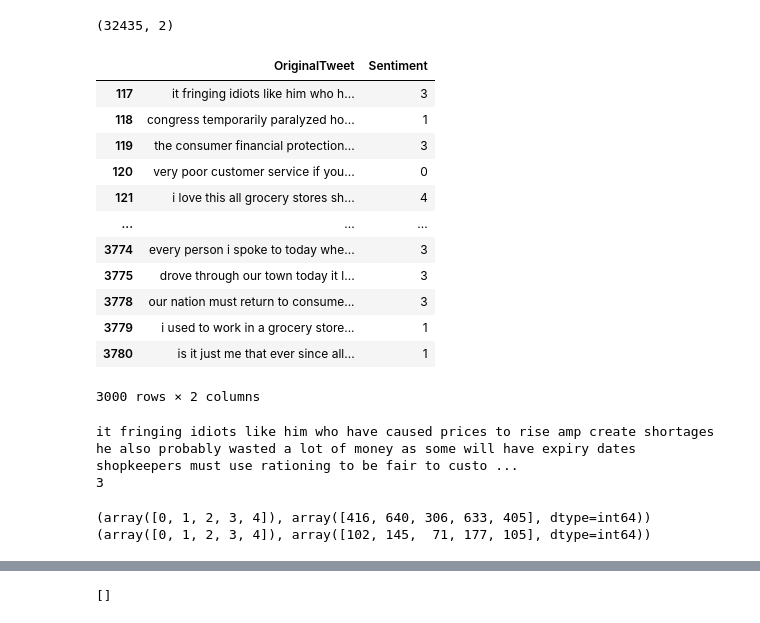
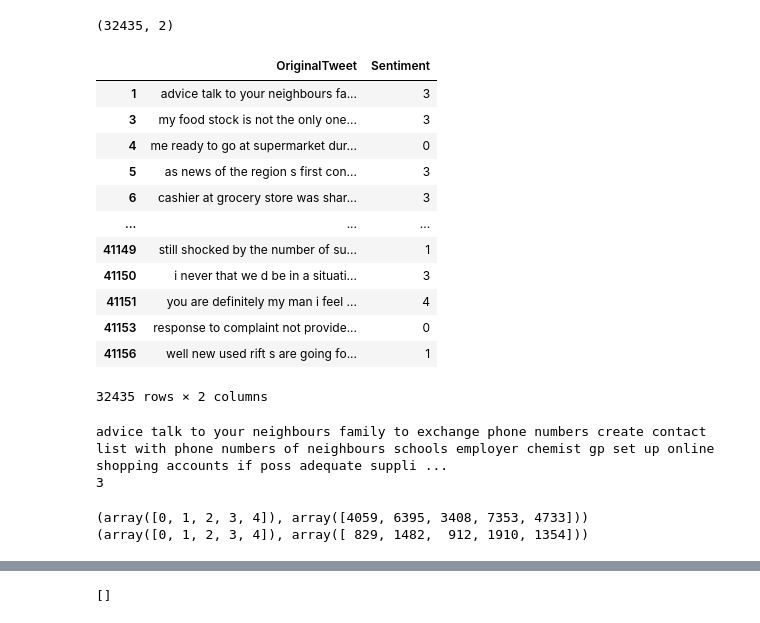
Before and after one commit to GiovanniPioDelvecchio/GCNs_on_text, a Jupyter notebook: Words_and_Graphs.ipynb, the cells around one changed output, grey strips where cells are left out. Cells and saved outputs as stored; diff of their text form; code cells hidden in the pictures.

```diff
--- a/Words_and_Graphs.ipynb
+++ b/Words_and_Graphs.ipynb
@@ -456,7 +460,7 @@ visualize_hidden_graph(x_features, links)
 # the dataset that we are considering can be found here:
 # https://www.kaggle.com/code/harshpriye/covid-tweets-sentiment-analysis
 
-df=pd.read_csv("content/Corona_NLP_train.csv", encoding='latin1')
+df=pd.read_csv("/content/Corona_NLP_train.csv", encoding='latin1')
 df.head
 # %% [output]
 <bound method NDFrame.head of        UserName  ScreenName                      Location     TweetAt  \
@@ -713,22 +717,22 @@ print(df_lengthy.shape)
 # %% [output]
 (32435, 2)
 # %%
-df_to_use = df_lengthy.iloc[100:3100]
+df_to_use = df_lengthy#.iloc[100:3100]
 df_to_use
 # %% [output]
 |  | OriginalTweet | Sentiment |
-| 117 | it fringing idiots like him who h... | 3 |
-| 118 | congress temporarily paralyzed ho... | 1 |
-| 119 | the consumer financial protection... | 3 |
-| 120 | very poor customer service if you... | 0 |
-| 121 | i love this all grocery stores sh... | 4 |
+| 1 | advice talk to your neighbours fa... | 3 |
+| 3 | my food stock is not the only one... | 3 |
+| 4 | me ready to go at supermarket dur... | 0 |
+| 5 | as news of the region s first con... | 3 |
+| 6 | cashier at grocery store was shar... | 3 |
 | ... | ... | ... |
-| 3774 | every person i spoke to today whe... | 3 |
-| 3775 | drove through our town today it l... | 3 |
-| 3778 | our nation must return to consume... | 3 |
-| 3779 | i used to work in a grocery store... | 1 |
-| 3780 | is it just me that ever since all... | 1 |
+| 41149 | still shocked by the number of su... | 1 |
+| 41150 | i never that we d be in a situati... | 3 |
+| 41151 | you are definitely my man i feel ... | 4 |
+| 41153 | response to complaint not provide... | 0 |
+| 41156 | well new used rift s are going fo... | 1 |
-3000 rows × 2 columns
+32435 rows × 2 columns
 # %%
 df_to_use_tweet_list = df_to_use["OriginalTweet"]
 tweet_list = df_to_use_tweet_list.to_list()
@@ -752,14 +756,14 @@ sentiment_list_val = sentiment_list[train_idx:]
 print(tweet_list_train[0])
 print(sentiment_list_train[0])
 # %% [output]
-it fringing idiots like him who have caused prices to rise amp create shortages he also probably wasted a lot of money as some will have expiry dates shopkeepers must use rationing to be fair to custo ...
+advice talk to your neighbours family to exchange phone numbers create contact list with phone numbers of neighbours schools employer chemist gp set up online shopping accounts if poss adequate suppli ...
 3
 # %%
 print(np.unique(sentiment_list_train, return_counts = True))
 print(np.unique(sentiment_list_val, return_counts = True))
 # %% [output]
-(array([0, 1, 2, 3, 4]), array([416, 640, 306, 633, 405], dtype=int64))
-(array([0, 1, 2, 3, 4]), array([102, 145,  71, 177, 105], dtype=int64))
+(array([0, 1, 2, 3, 4]), array([4059, 6395, 3408, 7353, 4733]))
+(array([0, 1, 2, 3, 4]), array([ 829, 1482,  912, 1910, 1354]))
 # %%
 from google.colab import auth
 auth.authenticate_user()
```
Also changed, not shown: parts of 29 cells of this notebook.
